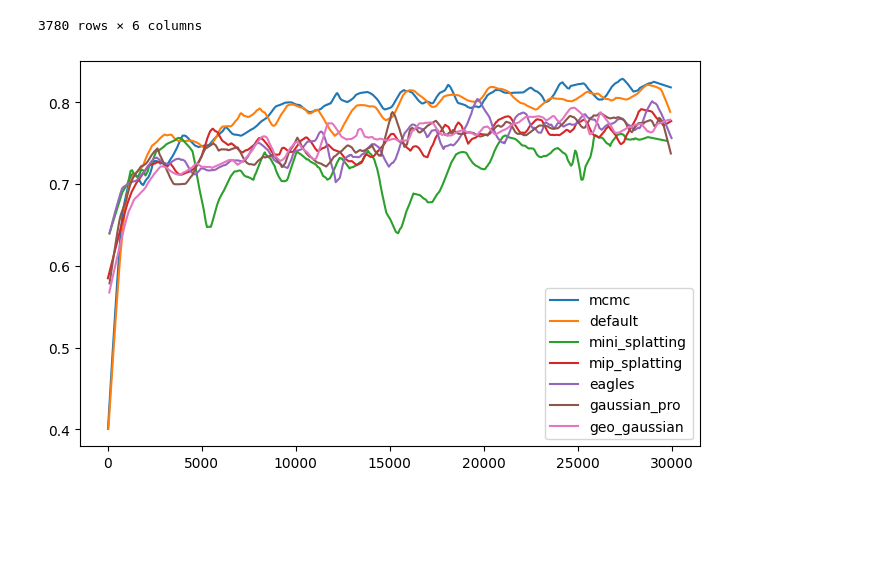
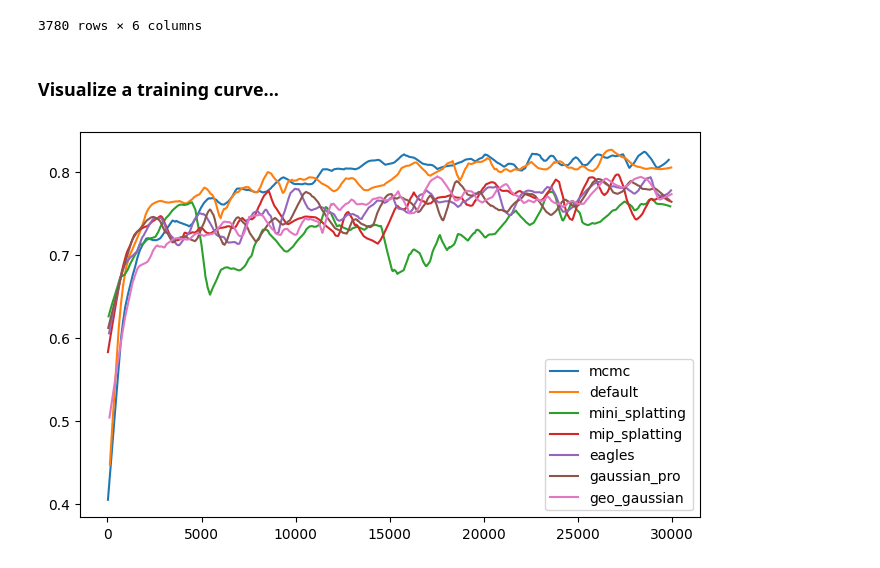
Before and after one commit to PaulErpen/wandb-data-analysis, a Jupyter notebook: wandb-data-analysis.ipynb, the cells around one changed output. Saved outputs shown, nothing was run; the diff lists cells and outputs as text; code cells hidden in the pictures; blank space fills up the shorter version.

```diff
--- a/wandb-data-analysis.ipynb
+++ b/wandb-data-analysis.ipynb
@@ -138,7 +138,7 @@ df_training_stats
 # %% [markdown]
 ### Pull the test statistics...
 # %%
-pull_data = True
+pull_data = False
 
 if pull_data:
     runs = []
@@ -176,37 +176,39 @@ df_test_stats
 | 58 | 29500 | 0.679724 | 23.223272 | stump | geo_gaussian | high |
 | 59 | 30000 | 0.680399 | 23.259621 | stump | geo_gaussian | high |
 3780 rows × 6 columns
+# %% [markdown]
+### Visualize a training curve...
 # %%
 import seaborn as sns
 from matplotlib import pyplot as plt
 import statsmodels.api as sm
 
 
 def plot_single_facet_curve(
     df: pd.DataFrame,
     dataset_name: str,
     size: str,
     col: str,
     smooth_frac: float = 0.0,
     ax: plt.Axes | None = None,
 ) -> None:
     facet_df = df[((df["dataset_name"] == dataset_name) & (df["size"] == size))]
 
     if ax is None:
         plt.figure(figsize=(8, 5))
     for technique in facet_df["technique"].unique():
         subset = facet_df[(facet_df["technique"] == technique)]
         if smooth_frac > 0:
             lowess = sm.nonparametric.lowess(subset[col], subset["_step"], frac=smooth_frac)
             sns.lineplot(x=lowess[:, 0], y=lowess[:, 1], label=technique, ax=ax)
         else:
             sns.lineplot(x=subset["_step"], y=subset[col], label=technique, ax=ax)
 
     if ax is None:
         plt.show()
 
 
-plot_single_facet_curve(df_run, "truck", "low", "train/ssim", smooth_frac=0.05)
+plot_single_facet_curve(df_training_stats, "truck", "low", "train/ssim", smooth_frac=0.05)
 # %% [output]
-[figure, old version]
+[figure, new version]
 # %%
```
Also changed, not shown: parts of 15 cells of this notebook.
